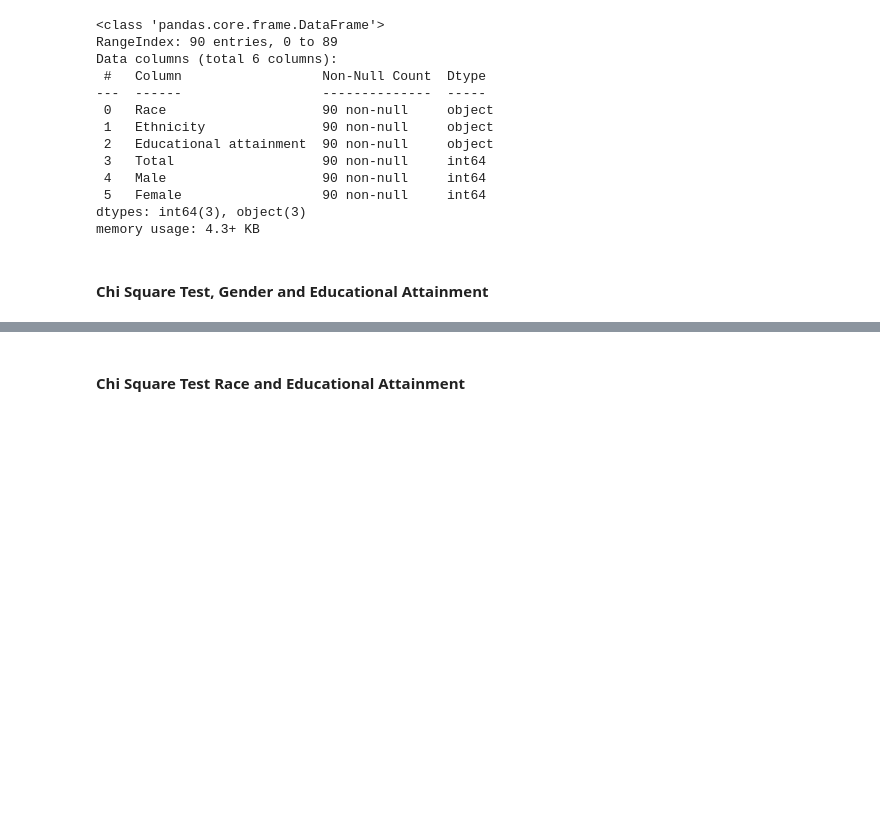
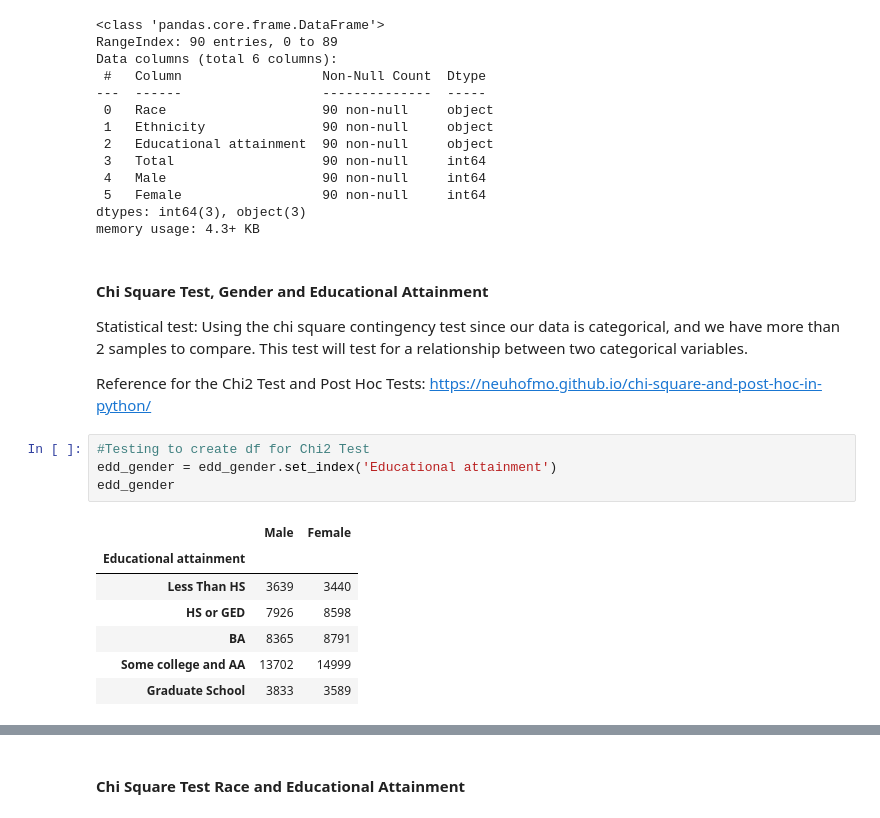
Before and after one commit to aliescont/WiD_Residency_2021_October, a Jupyter notebook: Team_1/Educational Attainment_Analysis_MC.ipynb, the cells around one changed output, grey strips where cells are left out. Drawn from its saved outputs; the diff is of its cells as text; blank space fills up the shorter version.

```diff
--- a/Team_1/Educational Attainment_Analysis_MC.ipynb
+++ b/Team_1/Educational Attainment_Analysis_MC.ipynb
@@ -76,3 +128,20 @@ dtypes: int64(3), object(3)
 memory usage: 4.3+ KB
 # %% [markdown]
 #### Chi Square Test, Gender and Educational Attainment
+
+Statistical test: Using the chi square contingency test since our data is categorical, and we have more than 2 samples to compare. This test will test for a relationship between two categorical variables.
+
+Reference for the Chi2 Test and Post Hoc Tests:
+https://neuhofmo.github.io/chi-square-and-post-hoc-in-python/
+# %%
+#Testing to create df for Chi2 Test
+edd_gender = edd_gender.set_index('Educational attainment')
+edd_gender
+# %% [output]
+|  | Male | Female |
+| Educational attainment |  |  |
+| Less Than HS | 3639 | 3440 |
+| HS or GED | 7926 | 8598 |
+| BA | 8365 | 8791 |
+| Some college and AA | 13702 | 14999 |
+| Graduate School | 3833 | 3589 |
```
Also changed, not shown: parts of 26 cells of this notebook.
